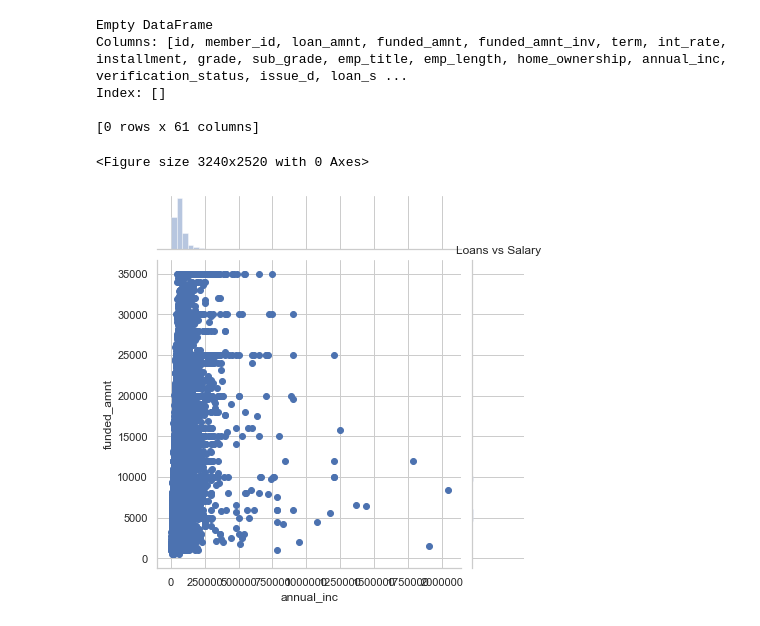
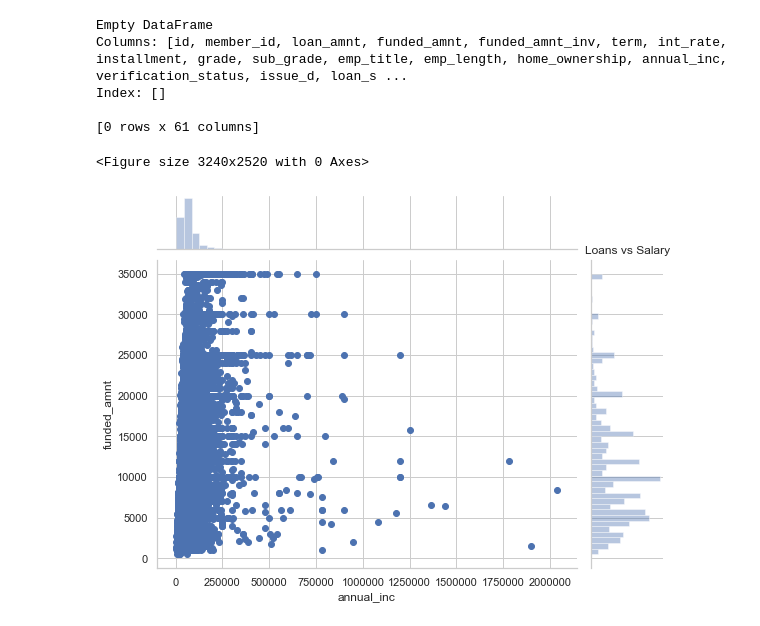
Before and after one commit to gauravsbisht/caseStudy, a Jupyter notebook: LendingClub.ipynb, the cells around one changed output. Saved outputs shown, nothing was run; the diff lists cells and outputs as text; code cells hidden in the pictures.

Commit message:
few graphs and edits

```diff
--- a/LendingClub.ipynb
+++ b/LendingClub.ipynb
@@ -439,17 +447,19 @@ Index: []
 # %%
 plt.figure(figsize=(45, 35))
 sns.set(style="whitegrid")
 #loan_choff_df = loan_df[loan_df['loan_status'].isin(['Charged Off'])]
 
 #graph = sns.barplot(x='annual_inc', y='funded_amnt', data=loan_df, estimator = np.average)
 
-sns.jointplot(x=loan_df["annual_inc"], y=loan_df["funded_amnt"], kind='scatter')
-plt.xticks([0, 50000, 100000, 150000, 200000, 250000])
+g=sns.jointplot(x=loan_df["annual_inc"], y=loan_df["funded_amnt"], kind='scatter')
+#plt.xticks([0, 50000, 100000, 150000, 200000, 250000])
 
 plt.title("Loans vs Salary")
 
+g.fig.set_figwidth(8.27)
+plt.show()
 
-plt.show()
+# as can be seen below the higer amounts are funded for lower annual income
 # %% [output]
 <Figure size 3240x2520 with 0 Axes>
-[figure, old version]
+[figure, new version]
```
Also changed, not shown: parts of 24 cells of this notebook.
